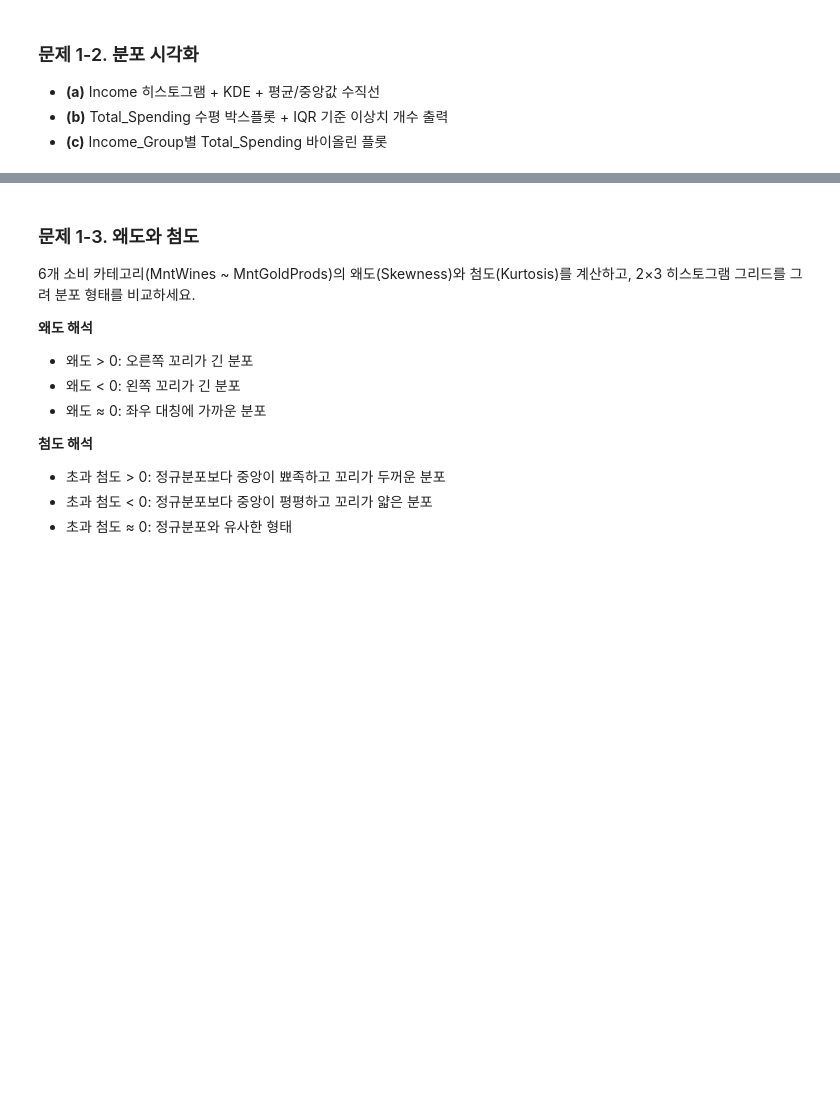
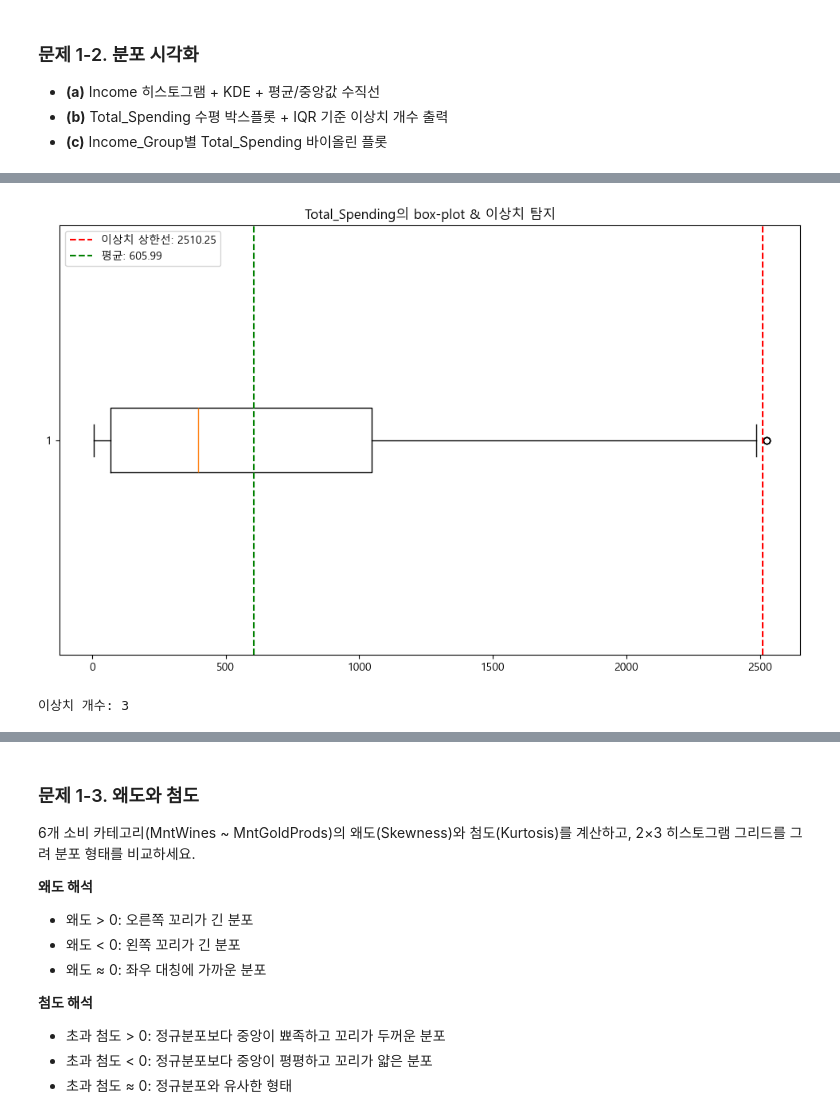
Before and after one commit to sparta-data11-statistics-practice/practice-01-descriptive-statistics-Heesang01, a Jupyter notebook: practice_comprehensive.ipynb, the cells around one changed output, grey strips where cells are left out. Drawn from its saved outputs; the diff is of its cells as text; code cells hidden in the pictures; blank space fills up the shorter version.

```diff
--- a/practice_comprehensive.ipynb
+++ b/practice_comprehensive.ipynb
@@ -211,4 +316,24 @@ print(f"\n데이터 준비가 완료되었습니다. Part 1부터 분석을 시
 # %%
 # TODO 1-2(b): Total_Spending 박스플롯 + IQR 기준 이상치
+col = 'Total_Spending'
+fig, ax = plt.subplots(1,1,figsize=(12, 7))
+plt.boxplot(df[col],vert=False) # vert를 False로 지정하면 수평 박스플롯을 얻을 수 있음.
+iqr = df[col].quantile(0.75) - df[col].quantile(0.25)
+lower_outliers = df[col].quantile(0.25) - iqr * 1.5
+higher_outliers = df[col].quantile(0.75) + iqr * 1.5
+cnt_outliers = df[
+    (df[col] >= higher_outliers) |
+    (df[col] <= lower_outliers)
+]
+mean = df['Total_Spending'].mean()
+plt.axvline(higher_outliers, color='red', linestyle='--', label=f'이상치 상한선: {higher_outliers:.2f}')
+plt.axvline(mean, color='green', linestyle='--', label=f'평균: {mean:.2f}')
+plt.title(f'{col}의 box-plot & 이상치 탐지')
+plt.legend()
+plt.show()
+print(f'이상치 개수: {len(cnt_outliers)}')
+# %% [output]
+[figure, added]
+이상치 개수: 3
 # %%
 # TODO 1-2(c): Income_Group별 Total_Spending 바이올린 플롯
```
Also changed, not shown: parts of 12 cells of this notebook, 3 other files.
